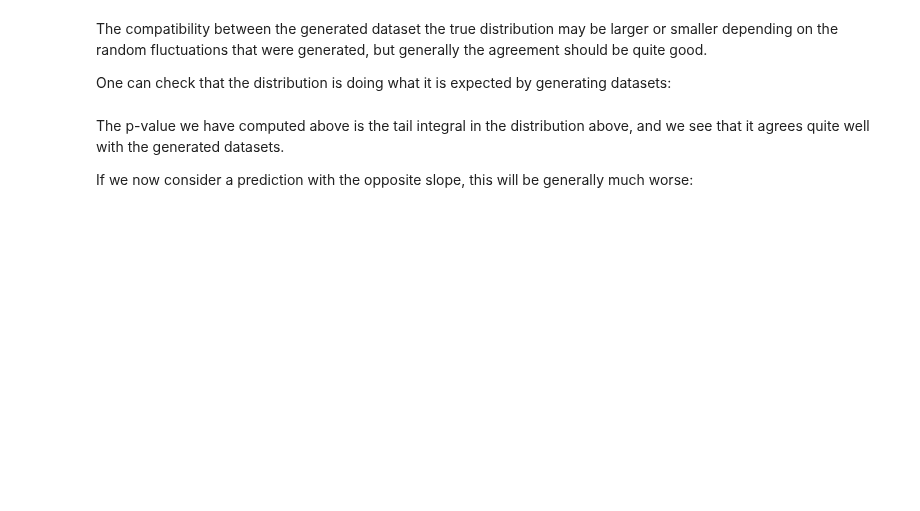
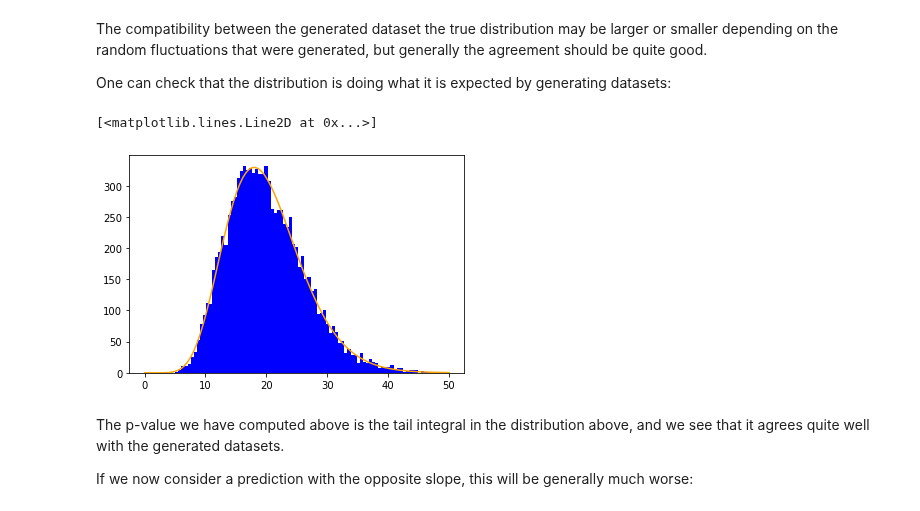
Before and after one commit to fastprof-hep/stats-tutorial, a Jupyter notebook: AEPSHEP2022/notebook1.ipynb, the cells around one changed output. Drawn from its saved outputs; the diff is of its cells as text; code cells hidden in the pictures; blank space fills up the shorter version.

```diff
--- a/AEPSHEP2022/notebook1.ipynb
+++ b/AEPSHEP2022/notebook1.ipynb
@@ -243,10 +255,13 @@ One can check that the distribution is doing what it is expected by generating d
 # %%
 ndata = 10000
 all_data = [ [ np.random.poisson(y) for y in expected_yields ] for i in range(0, ndata) ]
-all_chi2 = [ scipy.stats.chisquare(data, expected_yields, ddof=-1).statistic for data in all_data ]
+all_chi2 = [ sum( [ ((d-y)/np.sqrt(y))**2 for d,y in zip(data, expected_yields) ]) for data in all_data ]
 bins = np.linspace(0,50,100)
 plt.hist(all_chi2, bins=bins, color='b');
 plt.plot(bins, scipy.stats.chi2.pdf(bins, 20)*ndata/2, color='orange')
+# %% [output]
+[<matplotlib.lines.Line2D at 0x...>]
+[figure, added]
 # %% [markdown]
 The p-value we have computed above is the tail integral in the distribution above, and we see that it agrees quite well with the generated datasets.
 
```
Also changed, not shown: parts of 12 cells of this notebook, 1 other file.
